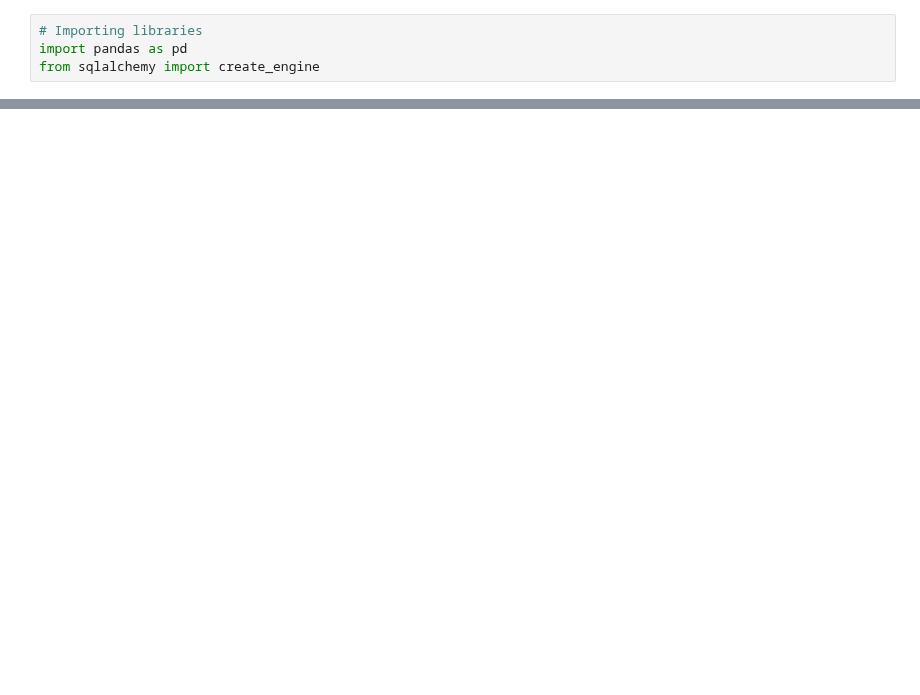
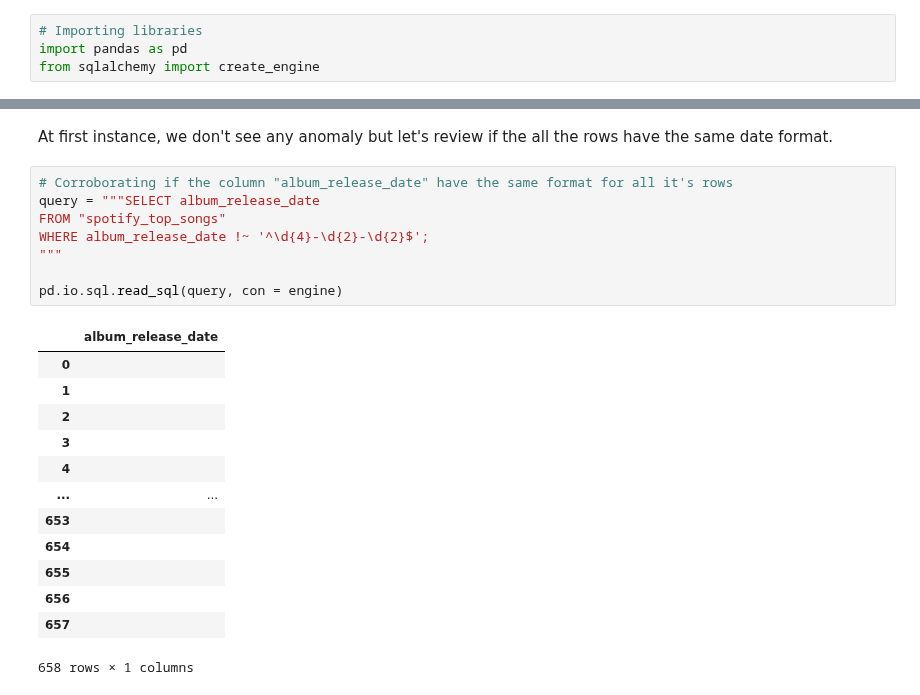
Before and after one commit to PPJQ/Spotify-Songs, a Jupyter notebook: Spotify-Songs-Documentation Notebook.ipynb, the cells around one changed output, grey strips where cells are left out. Drawn from its saved outputs; the diff is of its cells as text; blank space fills up the shorter version.

```diff
--- a/Spotify-Songs-Documentation Notebook.ipynb
+++ b/Spotify-Songs-Documentation Notebook.ipynb
@@ -87,0 +159,24 @@ df.head(5)
+# %% [markdown]
+At first instance, we don't see any anomaly but let's review if the all the rows have the same date format.
+# %%
+# Corroborating if the column "album_release_date" have the same format for all it's rows
+query = """SELECT album_release_date
+FROM "spotify_top_songs"
+WHERE album_release_date !~ '^\d{4}-\d{2}-\d{2}$';
+"""
+
+pd.io.sql.read_sql(query, con = engine)
+# %% [output]
+|  | album_release_date |
+| 0 |  |
+| 1 |  |
+| 2 |  |
+| 3 |  |
+| 4 |  |
+| ... | ... |
+| 653 |  |
+| 654 |  |
+| 655 |  |
+| 656 |  |
+| 657 |  |
+658 rows × 1 columns
```
Also changed, not shown: parts of 7 cells of this notebook.
